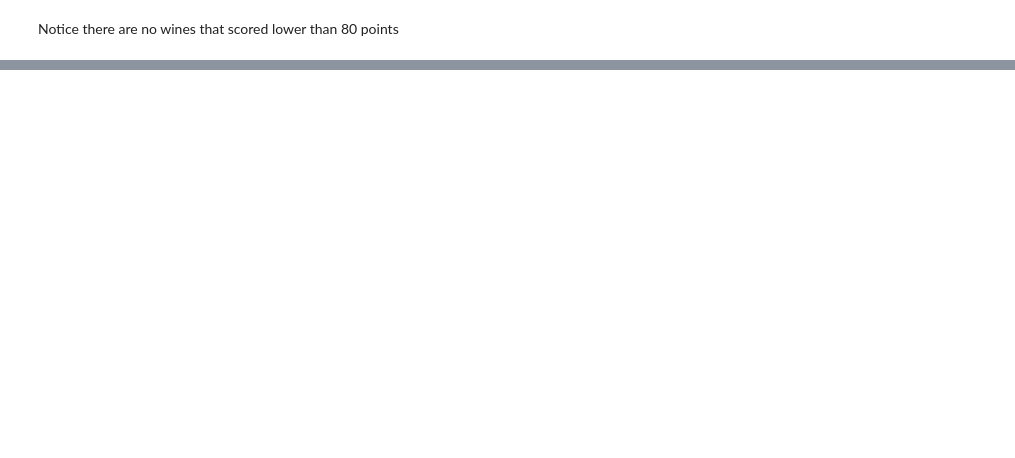
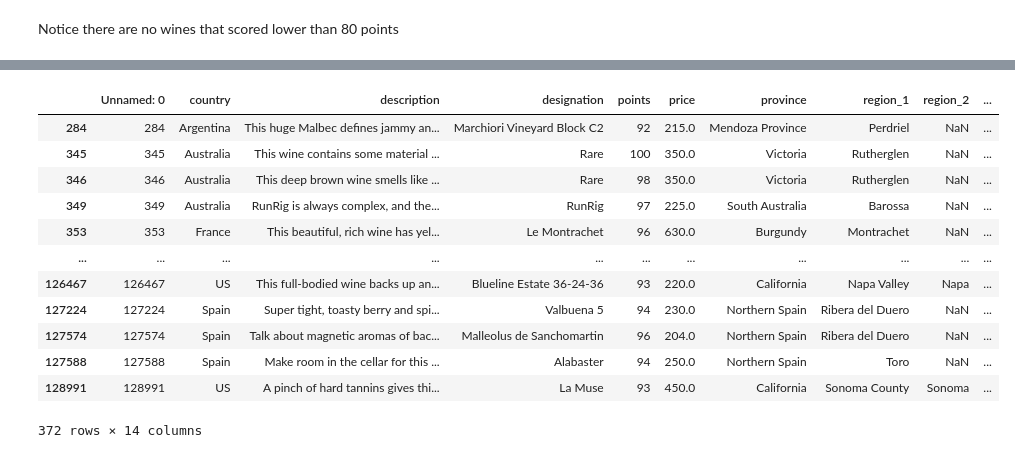
Before and after one commit to j1candel/Wine-Analysis-, a Jupyter notebook: Jessicas Work/wine-analysis -jessica.ipynb, the cells around one changed output, grey strips where cells are left out. Saved outputs shown, nothing was run; the diff lists cells and outputs as text; code cells hidden in the pictures; blank space fills up the shorter version.

```diff
--- a/Jessicas Work/wine-analysis -jessica.ipynb
+++ b/Jessicas Work/wine-analysis -jessica.ipynb
@@ -166,0 +176,8 @@ clean_data_pd.describe().drop(['Unnamed: 0'], axis=1)
+# %%
+
+price_bins = [0,4,10,15,20,30,50,100,200,3000]
+price_group_names = ["EXTREME VALUE <$4","VALUE $4-$10","POPULAR PREMIUM $10-$15","PREMIUM $15-$20","SUPER PREMIUM $20-$30","ULTRA PREMIUM $30-$50","LUXURY $50-$100","SUPER LUXURY $100-$200","ICON $200 +"]
+clean_data_pd["Wine Price Segments"] =pd.cut(clean_data_pd["price"],price_bins, labels=price_group_names, include_lowest=True)
+group = clean_data_pd.groupby('Wine Price Segments')
+wine_price_bins = clean_data_pd.groupby("Wine Price Segments").count()
+wine_price_bins
@@ -166,0 +196,16 @@ clean_data_pd.describe().drop(['Unnamed: 0'], axis=1)
+# %%
+clean_data_pd.loc[clean_data_pd["Wine Price Segments"]=="ICON $200 +"]
+# %% [output]
+|  | Unnamed: 0 | country | description | designation | points | price | province | region_1 | region_2 | ... |
+| 284 | 284 | Argentina | This huge Malbec defines jammy an... | Marchiori Vineyard Block C2 | 92 | 215.0 | Mendoza Province | Perdriel | NaN | ... |
+| 345 | 345 | Australia | This wine contains some material ... | Rare | 100 | 350.0 | Victoria | Rutherglen | NaN | ... |
+| 346 | 346 | Australia | This deep brown wine smells like ... | Rare | 98 | 350.0 | Victoria | Rutherglen | NaN | ... |
+| 349 | 349 | Australia | RunRig is always complex, and the... | RunRig | 97 | 225.0 | South Australia | Barossa | NaN | ... |
+| 353 | 353 | France | This beautiful, rich wine has yel... | Le Montrachet | 96 | 630.0 | Burgundy | Montrachet | NaN | ... |
+| ... | ... | ... | ... | ... | ... | ... | ... | ... | ... | ... |
+| 126467 | 126467 | US | This full-bodied wine backs up an... | Blueline Estate 36-24-36 | 93 | 220.0 | California | Napa Valley | Napa | ... |
+| 127224 | 127224 | Spain | Super tight, toasty berry and spi... | Valbuena 5 | 94 | 230.0 | Northern Spain | Ribera del Duero | NaN | ... |
+| 127574 | 127574 | Spain | Talk about magnetic aromas of bac... | Malleolus de Sanchomartin | 96 | 204.0 | Northern Spain | Ribera del Duero | NaN | ... |
+| 127588 | 127588 | Spain | Make room in the cellar for this ... | Alabaster | 94 | 250.0 | Northern Spain | Toro | NaN | ... |
+| 128991 | 128991 | US | A pinch of hard tannins gives thi... | La Muse | 93 | 450.0 | California | Sonoma County | Sonoma | ... |
+372 rows × 14 columns
```
Also changed, not shown: parts of 13 cells of this notebook, 1 other file.
